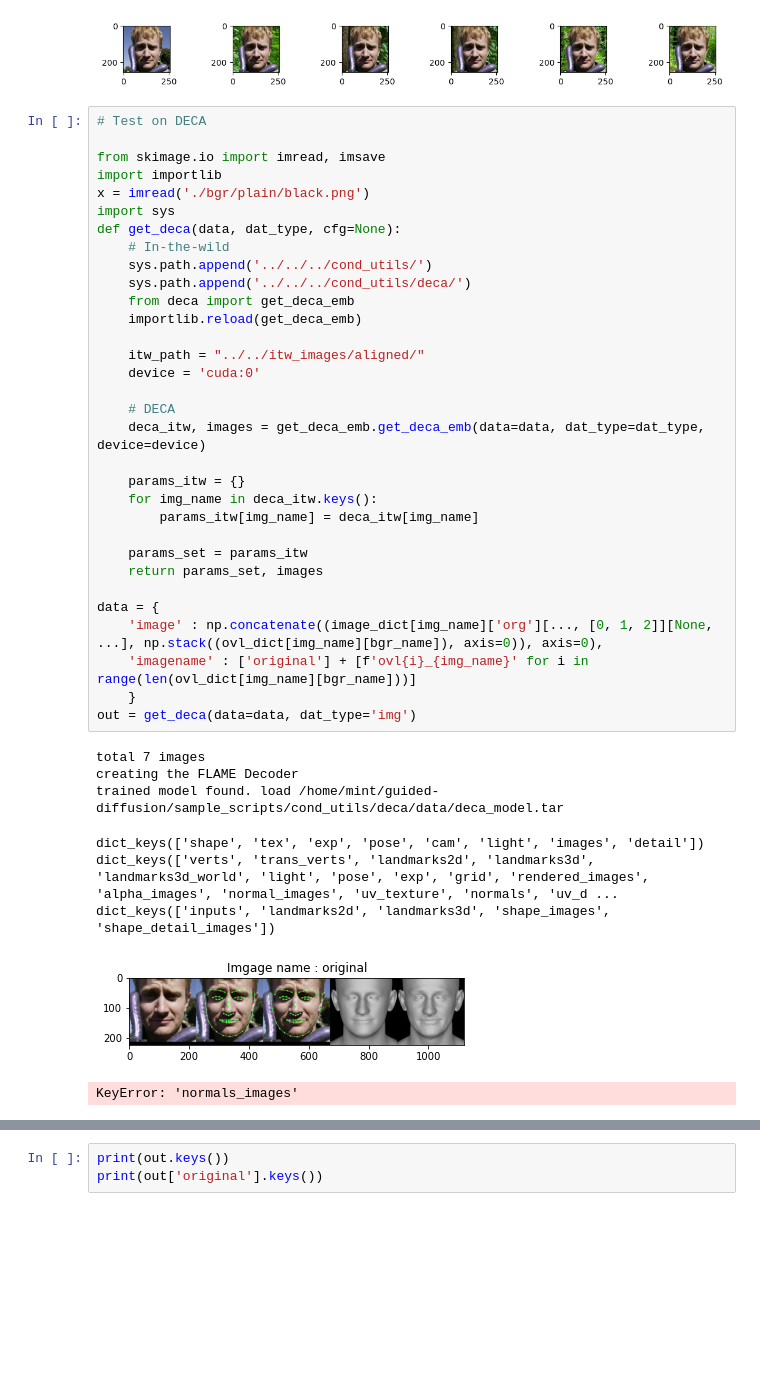
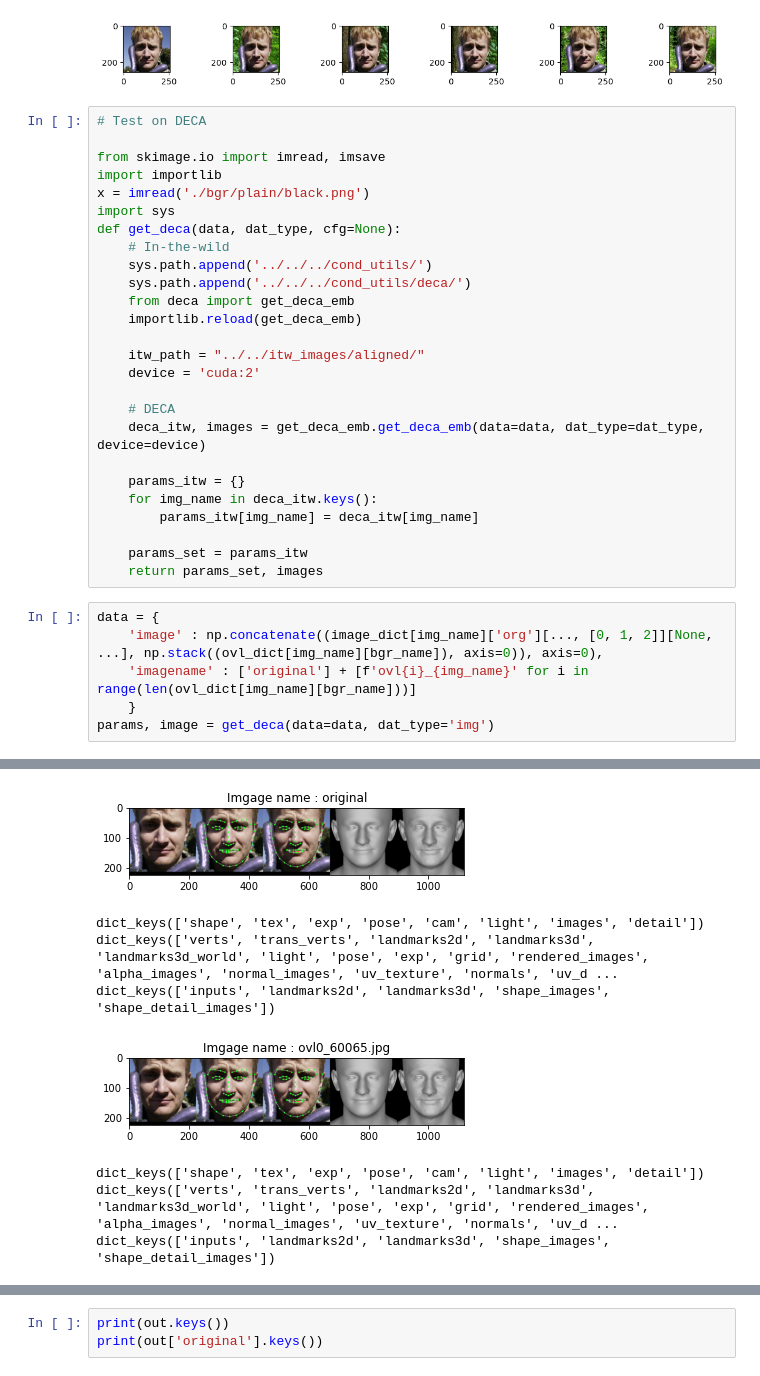
Before and after one commit to XezXey/guided-diffusion, a Jupyter notebook: sample_scripts/ipynb/Lighting_stuff/fgr_bgr_effect/Light_Background.ipynb, the cells around one changed output, grey strips where cells are left out. Cells and saved outputs as stored; diff of their text form; blank space fills up the shorter version.

```diff
--- a/sample_scripts/ipynb/Lighting_stuff/fgr_bgr_effect/Light_Background.ipynb
+++ b/sample_scripts/ipynb/Lighting_stuff/fgr_bgr_effect/Light_Background.ipynb
@@ -252,7 +231,7 @@ def get_deca(data, dat_type, cfg=None):
     importlib.reload(get_deca_emb)
 
     itw_path = "../../itw_images/aligned/"
-    device = 'cuda:0'
+    device = 'cuda:2'
 
     # DECA
     deca_itw, images = get_deca_emb.get_deca_emb(data=data, dat_type=dat_type, device=device)
@@ -263,18 +242,10 @@ def get_deca(data, dat_type, cfg=None):
 
     params_set = params_itw
     return params_set, images
-
-data = {
-    'image' : np.concatenate((image_dict[img_name]['org'][..., [0, 1, 2]][None, ...], np.stack((ovl_dict[img_name][bgr_name]), axis=0)), axis=0),
-    'imagename' : ['original'] + [f'ovl{i}_{img_name}' for i in range(len(ovl_dict[img_name][bgr_name]))]
-    }
-out = get_deca(data=data, dat_type='img')
-# %% [output]
-total 7 images
-creating the FLAME Decoder
-trained model found. load /home/mint/guided-diffusion/sample_scripts/cond_utils/deca/data/deca_model.tar
-dict_keys(['shape', 'tex', 'exp', 'pose', 'cam', 'light', 'images', 'detail'])
-dict_keys(['verts', 'trans_verts', 'landmarks2d', 'landmarks3d', 'landmarks3d_world', 'light', 'pose', 'exp', 'grid', 'rendered_images', 'alpha_images', 'normal_images', 'uv_texture', 'normals', 'uv_d ...
-dict_keys(['inputs', 'landmarks2d', 'landmarks3d', 'shape_images', 'shape_detail_images'])
-[figure, removed]
-KeyError: 'normals_images'
+# %%
+data = {
+    'image' : np.concatenate((image_dict[img_name]['org'][..., [0, 1, 2]][None, ...], np.stack((ovl_dict[img_name][bgr_name]), axis=0)), axis=0),
+    'imagename' : ['original'] + [f'ovl{i}_{img_name}' for i in range(len(ovl_dict[img_name][bgr_name]))]
+    }
+params, image = get_deca(data=data, dat_type='img')
+# %% [output]
@@ -280,0 +258,8 @@ KeyError: 'normals_images'
+[figure, added]
+dict_keys(['shape', 'tex', 'exp', 'pose', 'cam', 'light', 'images', 'detail'])
+dict_keys(['verts', 'trans_verts', 'landmarks2d', 'landmarks3d', 'landmarks3d_world', 'light', 'pose', 'exp', 'grid', 'rendered_images', 'alpha_images', 'normal_images', 'uv_texture', 'normals', 'uv_d ...
+dict_keys(['inputs', 'landmarks2d', 'landmarks3d', 'shape_images', 'shape_detail_images'])
+[figure, added]
+dict_keys(['shape', 'tex', 'exp', 'pose', 'cam', 'light', 'images', 'detail'])
+dict_keys(['verts', 'trans_verts', 'landmarks2d', 'landmarks3d', 'landmarks3d_world', 'light', 'pose', 'exp', 'grid', 'rendered_images', 'alpha_images', 'normal_images', 'uv_texture', 'normals', 'uv_d ...
+dict_keys(['inputs', 'landmarks2d', 'landmarks3d', 'shape_images', 'shape_detail_images'])
```
Also changed, not shown: parts of 5 cells of this notebook, 1 other file.
